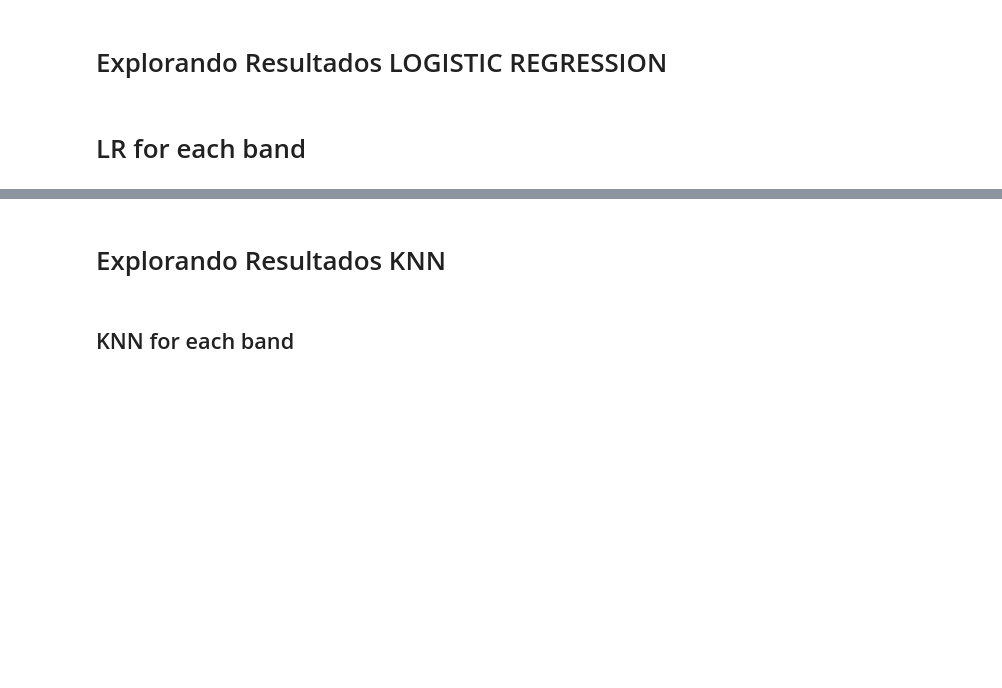
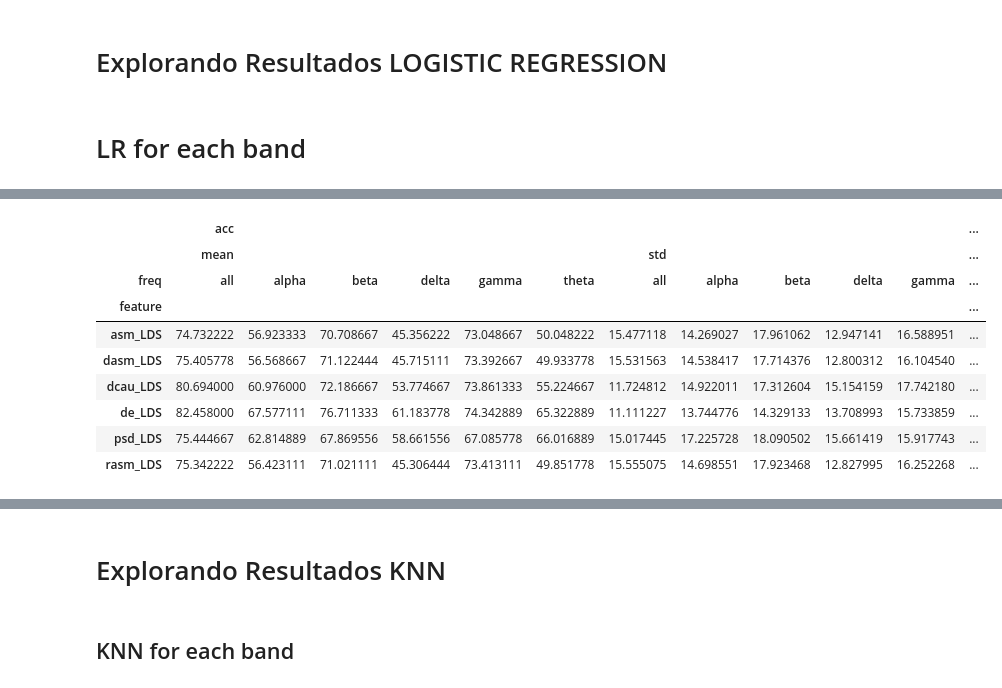
Before and after one commit to jvmr22/MSc-dissertation-EEG-Analysis, a Jupyter notebook: EDA_seed.ipynb, the cells around one changed output, grey strips where cells are left out. Drawn from its saved outputs; the diff is of its cells as text; code cells hidden in the pictures; blank space fills up the shorter version.

```diff
--- a/EDA_seed.ipynb
+++ b/EDA_seed.ipynb
@@ -250,6 +250,7 @@ eeg_file_list[10:]
 # %% [markdown]
 ## SVM for each band
 # %%
+from datetime import datetime
 datetime_now = datetime.now().strftime("%Y%m%d_%H%M")
 external_data_ref = datetime.today().date().strftime("%Y%m%d")
 
@@ -257,7 +258,7 @@ full_svm_result_df = pd.DataFrame()
 for cur_freq_band in ["delta","theta", "alpha", "beta", "gamma"]:
     filename_to_write = f"{datetime_now}_all_SVM_predictions_{cur_freq_band}.txt"
 
-    os.system(f"find 19_svm_eeg_1s_baseline_{cur_freq_band} -type f > {filename_to_write}")
+    os.system(f"find 20230825_svm_eeg_1s_baseline_{cur_freq_band} -type f > {filename_to_write}")
 
     with open(filename_to_write, "r") as f:
         files_from_session = f.read()
@@ -285,7 +286,7 @@ for cur_freq_band in ["delta","theta", "alpha", "beta", "gamma"]:
     # svm_result_df.to_csv(f"{external_data_ref}_SVM_result_summary_{cur_freq_band}.csv")
 
     # print(f"{cur_freq_band} - mean:{svm_result_df.acc.mean():0.4f} / std:{svm_result_df.acc.std():0.4f}")
-    print(f"{svm_result_df.acc.mean():0.4f}/{svm_result_df.acc.std():0.4f}")
+    print(f"{cur_freq_band} - {svm_result_df.acc.mean():0.4f}/{svm_result_df.acc.std():0.4f}")
 
     svm_result_df['freq'] = cur_freq_band
     full_svm_result_df = pd.concat([full_svm_result_df, svm_result_df])
@@ -444,13 +448,13 @@ datetime_now = datetime.now().strftime("%Y%m%d_%H%M")
 external_data_ref = datetime.today().date().strftime("%Y%m%d")
 
 full_lr_result_df = pd.DataFrame()
-all_features = ['de_LDS', 'psd_LDS']
+all_features = ['de_LDS','psd_LDS', 'rasm_LDS', 'dasm_LDS', 'asm_LDS','dcau_LDS']
 
 for cur_feature in all_features:
-    for cur_freq_band in ["delta","theta", "alpha", "beta", "gamma"]:
+    for cur_freq_band in ["delta","theta", "alpha", "beta", "gamma","all"]:
         filename_to_write = f"{datetime_now}_all_LR_predictions_{cur_freq_band}.txt"
 
-        os.system(f"find 20_LR_eeg_1s_baseline_{cur_freq_band}/{cur_feature} -type f > {filename_to_write}")
+        os.system(f"find 20230827_lr_eeg_1s_baseline_{cur_freq_band}/{cur_feature} -type f > {filename_to_write}")
 
         with open(filename_to_write, "r") as f:
             files_from_session = f.read()
@@ -487,0 +496,5 @@ for cur_feature in all_features:
+# %%
+#full_lr_result_df['acc'] = full_lr_result_df['acc'].round(4)*100
+full_lr_result_df['acc'] = full_lr_result_df['acc'].round(4)/100
+
+#full_lr_result_df['user'] = full_lr_result_df['user'].astype(int)
@@ -487,0 +569,18 @@ for cur_feature in all_features:
+# %%
+# Media Por feature
+analysing_std_and_mean = full_lr_result_df.pivot_table(index=['feature'], columns=['freq'],values=['acc'],aggfunc={'acc':[np.mean,np.std]})
+# \
+#     .reindex(["delta","theta", "alpha", "beta", "gamma", "all"],axis=1,level=1)\
+#     .reindex(['de_LDS','psd_LDS', 'rasm_LDS', 'dasm_LDS', 'asm_LDS','dcau_LDS'],axis=0)
+analysing_std_and_mean
+# %% [output]
+|  | acc |  |  |  |  |  |  |  |  |  |  | ... |
+|  | mean |  |  |  |  |  | std |  |  |  |  | ... |
+| freq | all | alpha | beta | delta | gamma | theta | all | alpha | beta | delta | gamma | ... |
+| feature |  |  |  |  |  |  |  |  |  |  |  | ... |
+| asm_LDS | 74.732222 | 56.923333 | 70.708667 | 45.356222 | 73.048667 | 50.048222 | 15.477118 | 14.269027 | 17.961062 | 12.947141 | 16.588951 | ... |
+| dasm_LDS | 75.405778 | 56.568667 | 71.122444 | 45.715111 | 73.392667 | 49.933778 | 15.531563 | 14.538417 | 17.714376 | 12.800312 | 16.104540 | ... |
+| dcau_LDS | 80.694000 | 60.976000 | 72.186667 | 53.774667 | 73.861333 | 55.224667 | 11.724812 | 14.922011 | 17.312604 | 15.154159 | 17.742180 | ... |
+| de_LDS | 82.458000 | 67.577111 | 76.711333 | 61.183778 | 74.342889 | 65.322889 | 11.111227 | 13.744776 | 14.329133 | 13.708993 | 15.733859 | ... |
+| psd_LDS | 75.444667 | 62.814889 | 67.869556 | 58.661556 | 67.085778 | 66.016889 | 15.017445 | 17.225728 | 18.090502 | 15.661419 | 15.917743 | ... |
+| rasm_LDS | 75.342222 | 56.423111 | 71.021111 | 45.306444 | 73.413111 | 49.851778 | 15.555075 | 14.698551 | 17.923468 | 12.827995 | 16.252268 | ... |
```
Also changed, not shown: parts of 24 cells of this notebook.
